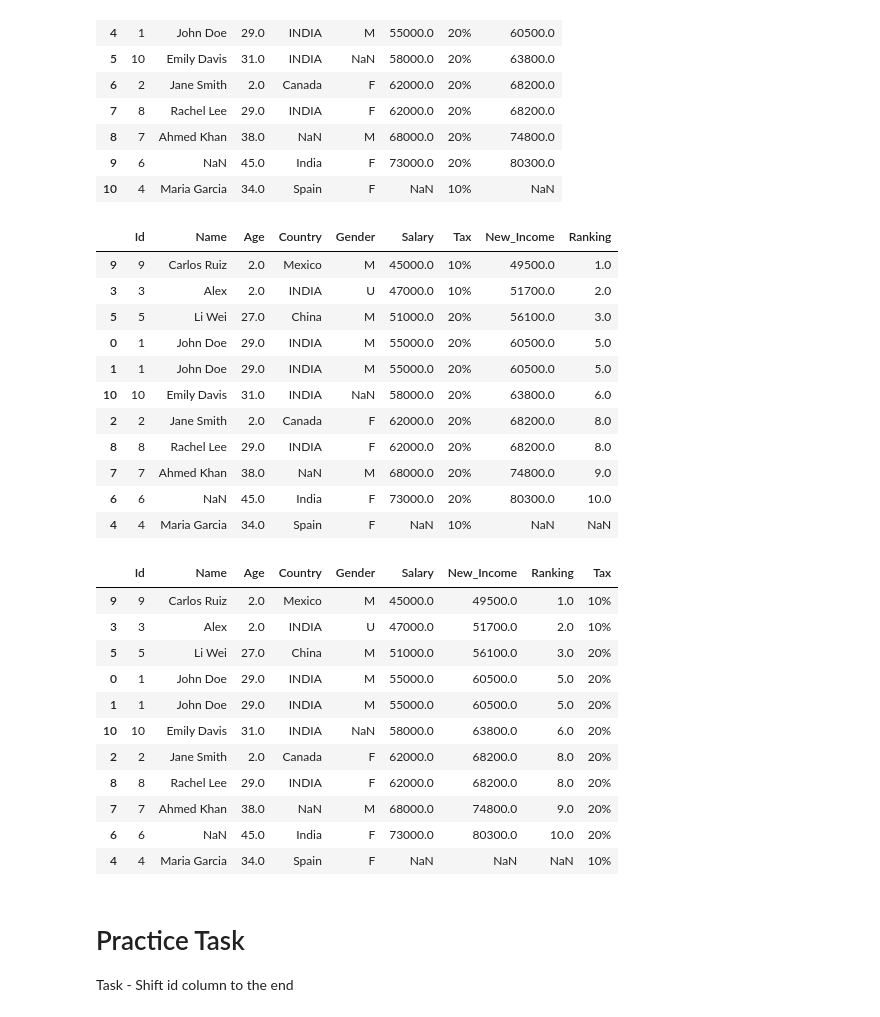
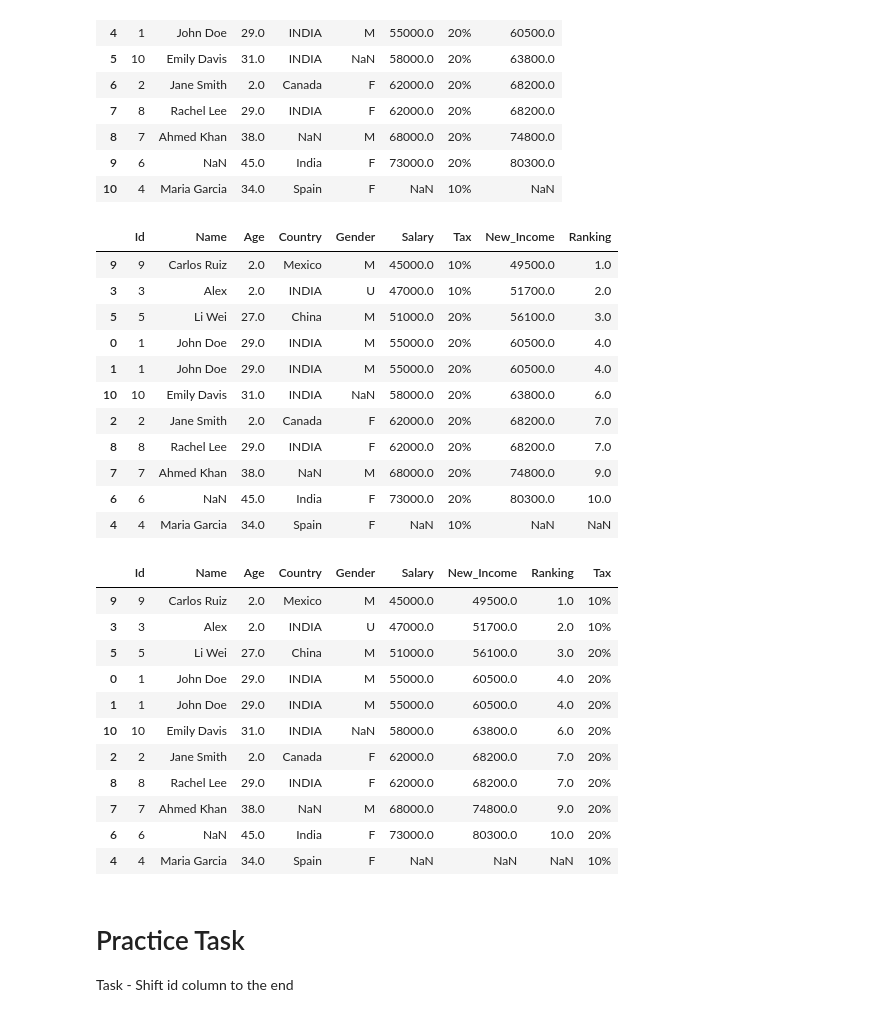
Before and after one commit to jibitesh-auth/AI-ML, a Jupyter notebook: Pandas/pandas.ipynb, the cells around one changed output. Cells and saved outputs as stored; diff of their text form; code cells hidden in the pictures.

```diff
--- a/Pandas/pandas.ipynb
+++ b/Pandas/pandas.ipynb
@@ -1437,22 +1437,22 @@ sorted_df.reset_index(drop=True)
 # %%
 #rank()
 
 # sorted_df["Ranking"] = sorted_df["Salary"].rank()
 # sorted_df["Ranking"] = sorted_df["Salary"].rank(ascending = False)
 # sorted_df["Ranking"] = sorted_df["Salary"].rank(ascending = False, method = "dense")
 # sorted_df["Ranking"] = sorted_df["Salary"].rank(method = "max")
-# sorted_df["Ranking"] = sorted_df["Salary"].rank(method = "min")
+sorted_df["Ranking"] = sorted_df["Salary"].rank(method = "min")
 sorted_df
 # %% [output]
 |  | Id | Name | Age | Country | Gender | Salary | Tax | New_Income | Ranking |
 | 9 | 9 | Carlos Ruiz | 2.0 | Mexico | M | 45000.0 | 10% | 49500.0 | 1.0 |
 | 3 | 3 | Alex | 2.0 | INDIA | U | 47000.0 | 10% | 51700.0 | 2.0 |
 | 5 | 5 | Li Wei | 27.0 | China | M | 51000.0 | 20% | 56100.0 | 3.0 |
-| 0 | 1 | John Doe | 29.0 | INDIA | M | 55000.0 | 20% | 60500.0 | 5.0 |
-| 1 | 1 | John Doe | 29.0 | INDIA | M | 55000.0 | 20% | 60500.0 | 5.0 |
+| 0 | 1 | John Doe | 29.0 | INDIA | M | 55000.0 | 20% | 60500.0 | 4.0 |
+| 1 | 1 | John Doe | 29.0 | INDIA | M | 55000.0 | 20% | 60500.0 | 4.0 |
 | 10 | 10 | Emily Davis | 31.0 | INDIA | NaN | 58000.0 | 20% | 63800.0 | 6.0 |
-| 2 | 2 | Jane Smith | 2.0 | Canada | F | 62000.0 | 20% | 68200.0 | 8.0 |
-| 8 | 8 | Rachel Lee | 29.0 | INDIA | F | 62000.0 | 20% | 68200.0 | 8.0 |
+| 2 | 2 | Jane Smith | 2.0 | Canada | F | 62000.0 | 20% | 68200.0 | 7.0 |
+| 8 | 8 | Rachel Lee | 29.0 | INDIA | F | 62000.0 | 20% | 68200.0 | 7.0 |
 | 7 | 7 | Ahmed Khan | 38.0 | NaN | M | 68000.0 | 20% | 74800.0 | 9.0 |
 | 6 | 6 | NaN | 45.0 | India | F | 73000.0 | 20% | 80300.0 | 10.0 |
 | 4 | 4 | Maria Garcia | 34.0 | Spain | F | NaN | 10% | NaN | NaN |
@@ -1464,11 +1464,11 @@ sorted_df[["Id","Name","Age","Country","Gender","Salary","New_Income","Ranking",
 | 9 | 9 | Carlos Ruiz | 2.0 | Mexico | M | 45000.0 | 49500.0 | 1.0 | 10% |
 | 3 | 3 | Alex | 2.0 | INDIA | U | 47000.0 | 51700.0 | 2.0 | 10% |
 | 5 | 5 | Li Wei | 27.0 | China | M | 51000.0 | 56100.0 | 3.0 | 20% |
-| 0 | 1 | John Doe | 29.0 | INDIA | M | 55000.0 | 60500.0 | 5.0 | 20% |
-| 1 | 1 | John Doe | 29.0 | INDIA | M | 55000.0 | 60500.0 | 5.0 | 20% |
+| 0 | 1 | John Doe | 29.0 | INDIA | M | 55000.0 | 60500.0 | 4.0 | 20% |
+| 1 | 1 | John Doe | 29.0 | INDIA | M | 55000.0 | 60500.0 | 4.0 | 20% |
 | 10 | 10 | Emily Davis | 31.0 | INDIA | NaN | 58000.0 | 63800.0 | 6.0 | 20% |
-| 2 | 2 | Jane Smith | 2.0 | Canada | F | 62000.0 | 68200.0 | 8.0 | 20% |
-| 8 | 8 | Rachel Lee | 29.0 | INDIA | F | 62000.0 | 68200.0 | 8.0 | 20% |
+| 2 | 2 | Jane Smith | 2.0 | Canada | F | 62000.0 | 68200.0 | 7.0 | 20% |
+| 8 | 8 | Rachel Lee | 29.0 | INDIA | F | 62000.0 | 68200.0 | 7.0 | 20% |
 | 7 | 7 | Ahmed Khan | 38.0 | NaN | M | 68000.0 | 74800.0 | 9.0 | 20% |
 | 6 | 6 | NaN | 45.0 | India | F | 73000.0 | 80300.0 | 10.0 | 20% |
 | 4 | 4 | Maria Garcia | 34.0 | Spain | F | NaN | NaN | NaN | 10% |
```
Also changed, not shown: parts of 24 cells of this notebook, 1 other file.
